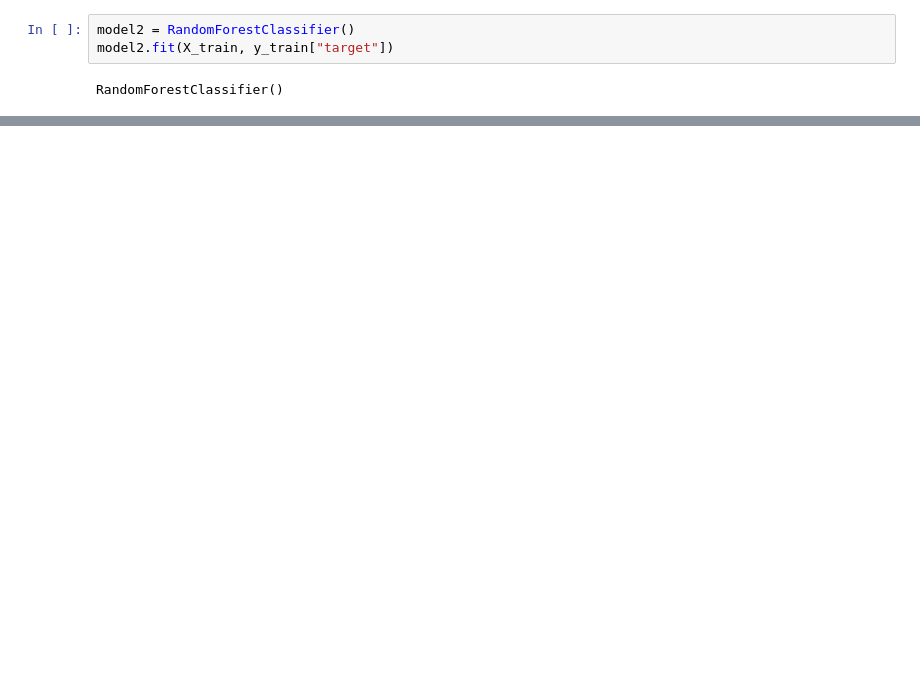
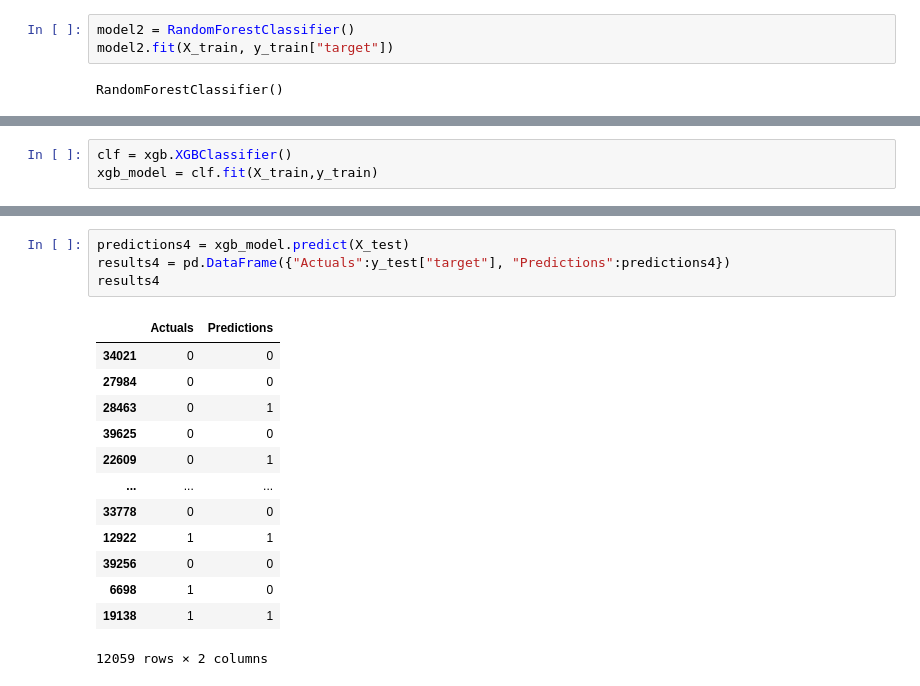
Before and after one commit to shreyansh273/Santander-Customer-Transaction-Prediction, a Jupyter notebook: Kaggle - SCT prediction.ipynb, the cells around one changed output, grey strips where cells are left out. Drawn from its saved outputs; the diff is of its cells as text; blank space fills up the shorter version.

```diff
--- a/Kaggle - SCT prediction.ipynb
+++ b/Kaggle - SCT prediction.ipynb
@@ -230,0 +240,3 @@ print(precision2, recall2, accuracy2)
+# %%
+clf = xgb.XGBClassifier()
+xgb_model = clf.fit(X_train,y_train)
@@ -230,0 +245,18 @@ print(precision2, recall2, accuracy2)
+# %%
+predictions4 = xgb_model.predict(X_test)
+results4 = pd.DataFrame({"Actuals":y_test["target"], "Predictions":predictions4})
+results4
+# %% [output]
+|  | Actuals | Predictions |
+| 34021 | 0 | 0 |
+| 27984 | 0 | 0 |
+| 28463 | 0 | 1 |
+| 39625 | 0 | 0 |
+| 22609 | 0 | 1 |
+| ... | ... | ... |
+| 33778 | 0 | 0 |
+| 12922 | 1 | 1 |
+| 39256 | 0 | 0 |
+| 6698 | 1 | 0 |
+| 19138 | 1 | 1 |
+12059 rows × 2 columns
```
Also changed, not shown: parts of 13 cells of this notebook.
